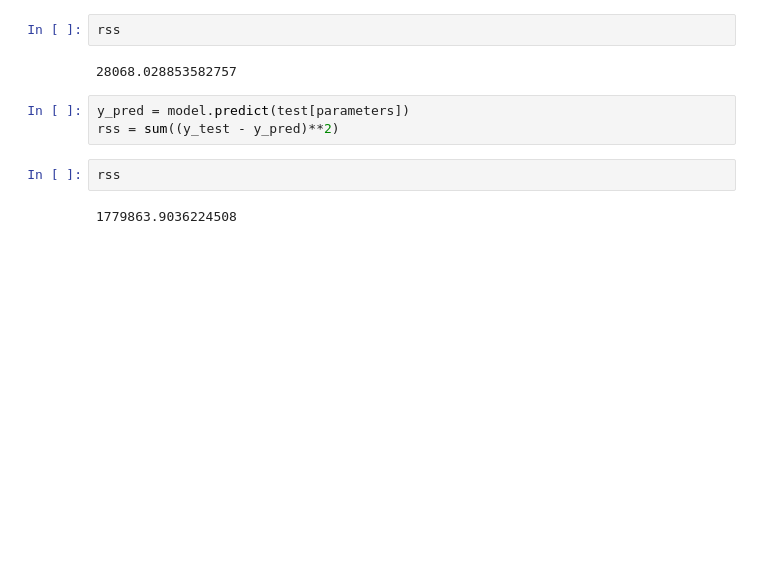
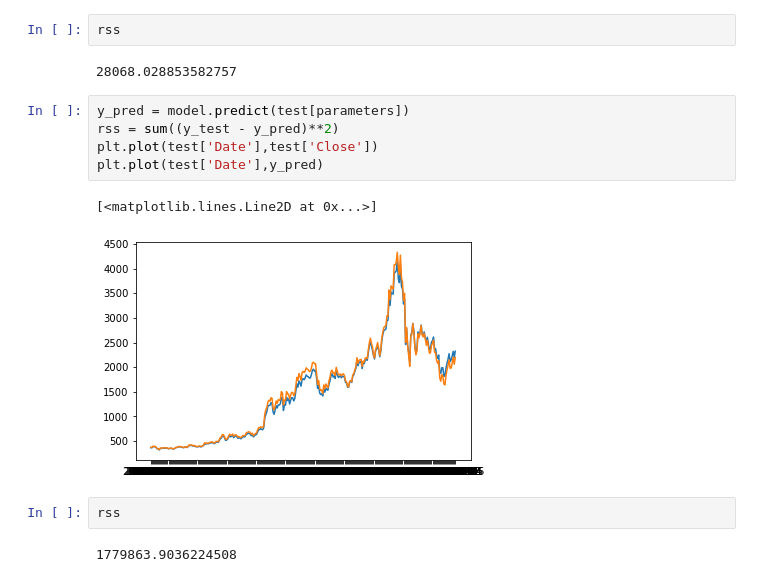
Before and after one commit to nexxusss/cryptocurrency_predict, a Jupyter notebook: nft.ipynb, the cells around one changed output. Saved outputs shown, nothing was run; the diff lists cells and outputs as text; blank space fills up the shorter version.

Commit message:
y_predict, actual y plot

```diff
--- a/nft.ipynb
+++ b/nft.ipynb
@@ -239,6 +219,11 @@ rss
 # %%
 y_pred = model.predict(test[parameters])
 rss = sum((y_test - y_pred)**2)
+plt.plot(test['Date'],test['Close'])
+plt.plot(test['Date'],y_pred)
+# %% [output]
+[<matplotlib.lines.Line2D at 0x...>]
+[figure, added]
 # %%
 rss
 # %% [output]
```
Also changed, not shown: parts of 2 cells of this notebook.
